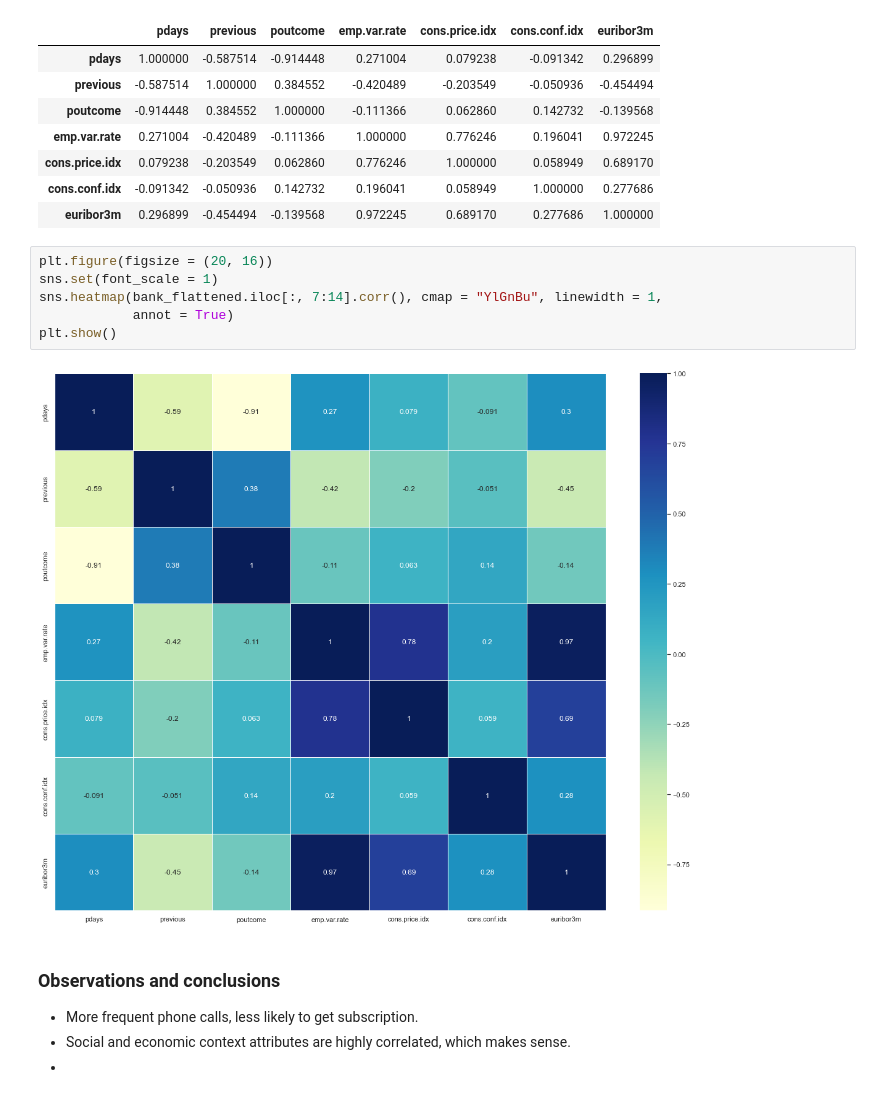
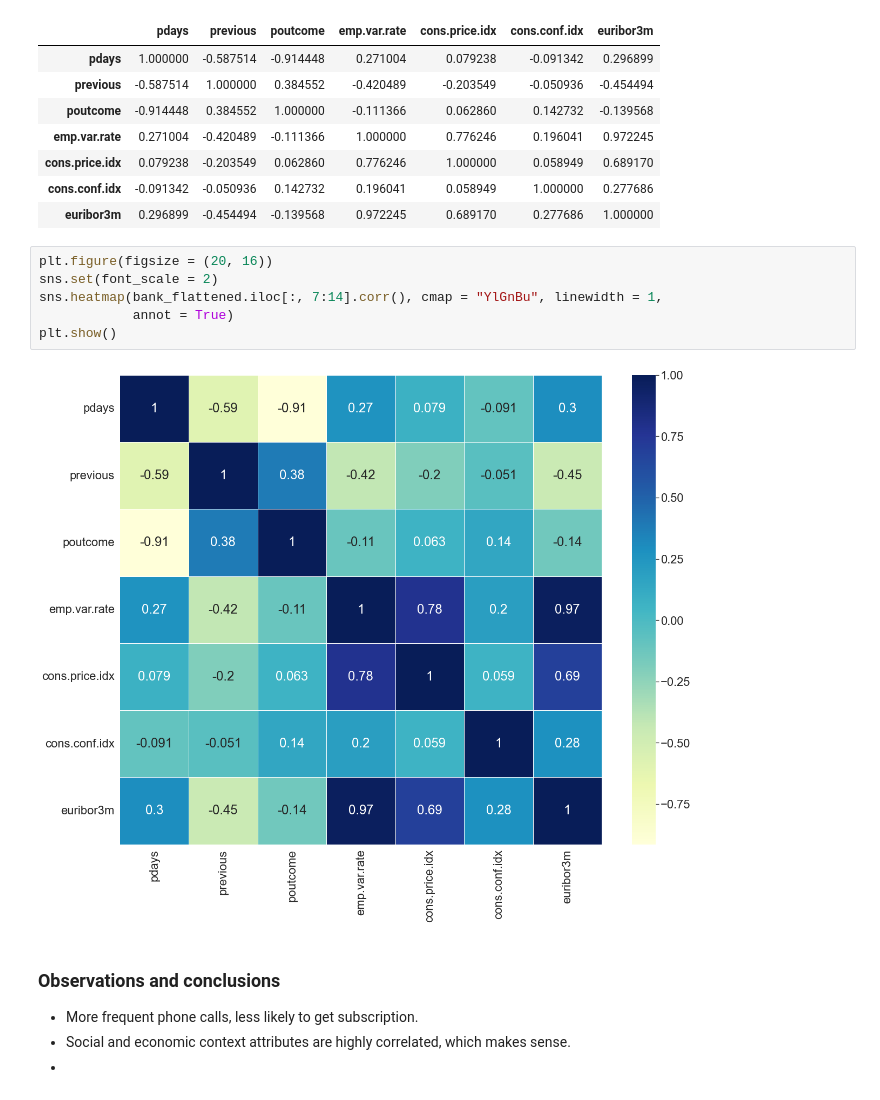
Before and after one commit to JumpyJumpy/Portuguese_Bank_Marketing_Data_Set, a Jupyter notebook: code/eda.ipynb, the cells around one changed output. Saved outputs shown, nothing was run; the diff lists cells and outputs as text.

```diff
--- a/code/eda.ipynb
+++ b/code/eda.ipynb
@@ -173,12 +192,12 @@ bank_flattened.iloc[:, 7:14].corr()
 | euribor3m | 0.296899 | -0.454494 | -0.139568 | 0.972245 | 0.689170 | 0.277686 | 1.000000 |
 # %%
 plt.figure(figsize = (20, 16))
-sns.set(font_scale = 1)
+sns.set(font_scale = 2)
 sns.heatmap(bank_flattened.iloc[:, 7:14].corr(), cmap = "YlGnBu", linewidth = 1,
             annot = True)
 plt.show()
 # %% [output]
-[figure, old version]
+[figure, new version]
 # %% [markdown]
 ### Observations and conclusions
 
```
Also changed, not shown: parts of 6 cells of this notebook.
